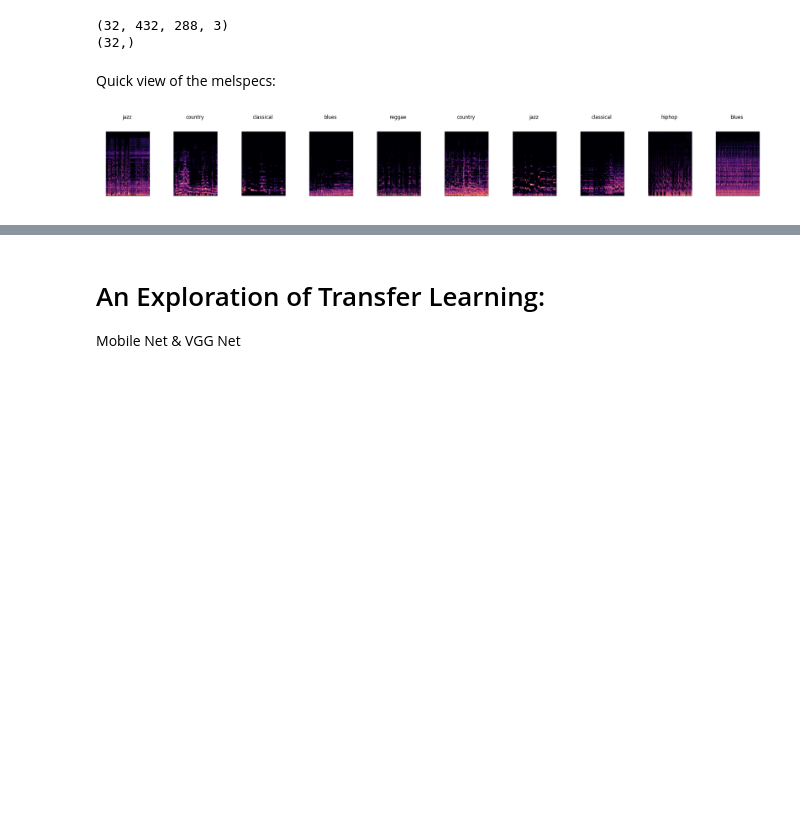
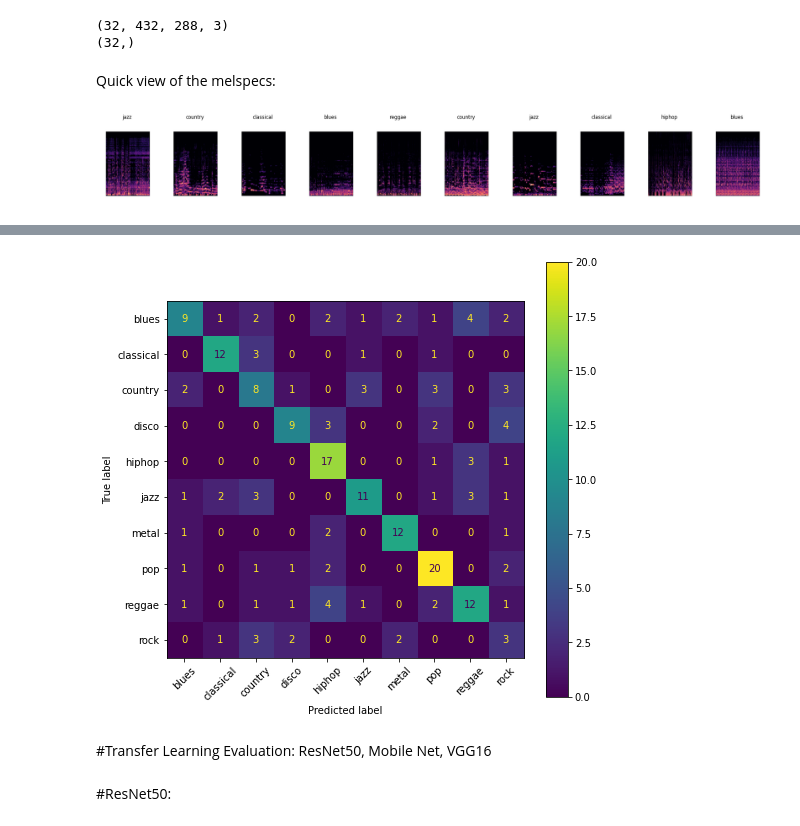
Before and after one commit to kstoudt/Springboard, a Jupyter notebook: Final_Capstone/Notebooks/Final_Capstone_CNN_Modeling_&_Evaluation.ipynb, the cells around one changed output, grey strips where cells are left out. Cells and saved outputs as stored; diff of their text form; code cells hidden in the pictures; blank space fills up the shorter version.

```diff
--- a/Final_Capstone/Notebooks/Final_Capstone_CNN_Modeling_&_Evaluation.ipynb
+++ b/Final_Capstone/Notebooks/Final_Capstone_CNN_Modeling_&_Evaluation.ipynb
@@ -307,0 +354,9 @@ model.save('/content/drive/MyDrive/Springboard/SavedModel/custom_cnn.h5')
+# %%
+fig, ax = plt.subplots(figsize=(8,8))
+disp = ConfusionMatrixDisplay.from_predictions(y_true_str,
+                                               y_pred_str,
+                                               display_labels=class_names,
+                                               xticks_rotation=45,
+                                               ax=ax)
+# %% [output]
+[figure, added]
@@ -308,3 +371,3 @@ model.save('/content/drive/MyDrive/Springboard/SavedModel/custom_cnn.h5')
 # %% [markdown]
-# An Exploration of Transfer Learning:
-Mobile Net & VGG Net
+#Transfer Learning Evaluation:
+ResNet50, Mobile Net, VGG16
@@ -312,0 +374,2 @@ Mobile Net & VGG Net
+# %% [markdown]
+#ResNet50:
```
Also changed, not shown: parts of 86 cells of this notebook.
